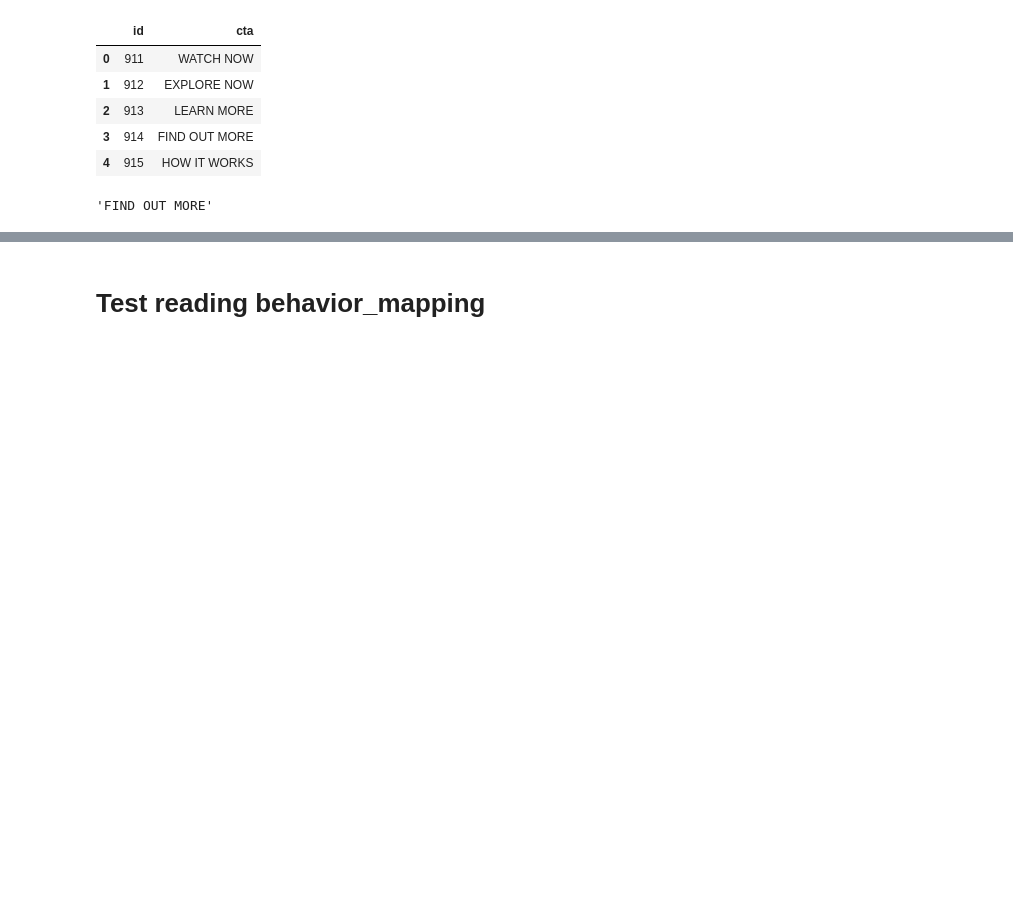
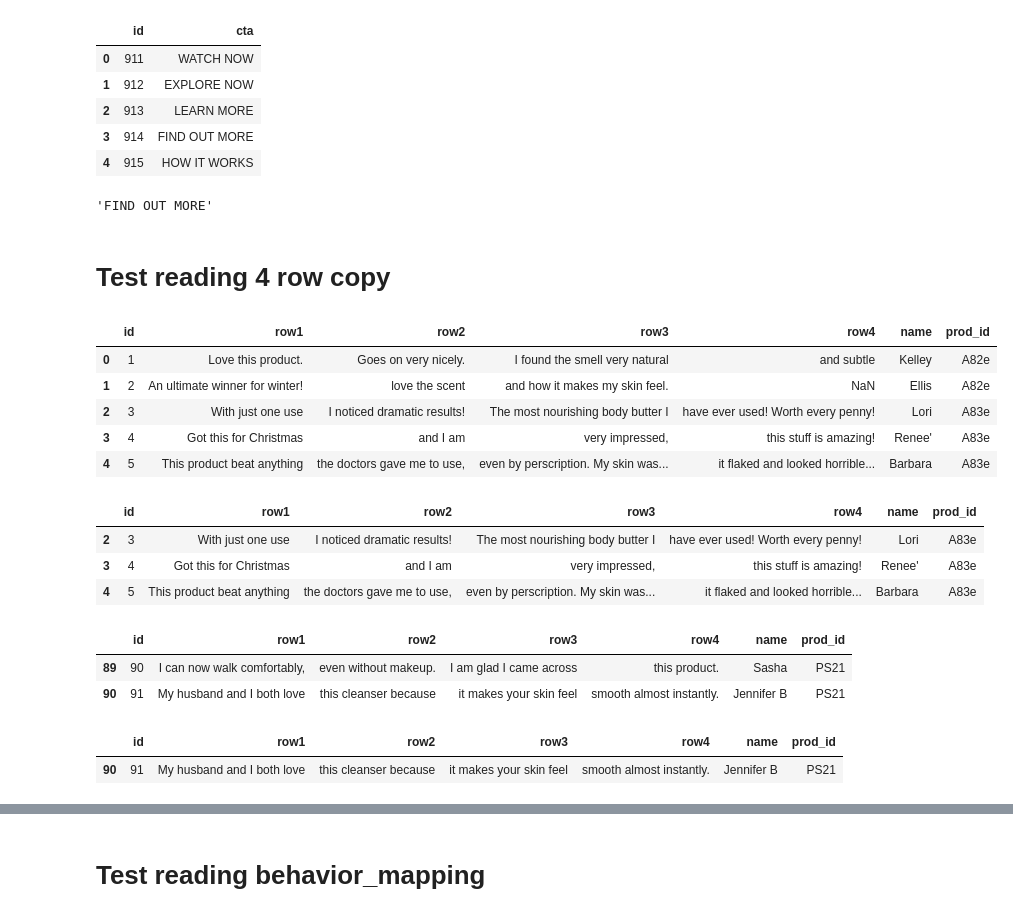
Before and after one commit to LironUxpera/LironUxpera, a Jupyter notebook: notebooks/investigate.ipynb, the cells around one changed output, grey strips where cells are left out. Drawn from its saved outputs; the diff is of its cells as text; code cells hidden in the pictures; blank space fills up the shorter version.

Commit message:
working on copy for product

```diff
--- a/notebooks/investigate.ipynb
+++ b/notebooks/investigate.ipynb
@@ -178,3 +178,33 @@ df_cta.head()
 df_cta[df_cta.id == 914]['cta'].values[0]
 # %% [output]
 'FIND OUT MORE'
+# %% [markdown]
+# Test reading 4 row copy
+# %%
+df_copy4 = pd.read_excel('../clients/premier_staging/data/Premier Copy 4 Rows Mobile -Live.xlsx')
+df_copy4.head()
+# %% [output]
+|  | id | row1 | row2 | row3 | row4 | name | prod_id |
+| 0 | 1 | Love this product. | Goes on very nicely. | I found the smell very natural | and subtle | Kelley | A82e |
+| 1 | 2 | An ultimate winner for winter! | love the scent | and how it makes my skin feel. | NaN | Ellis | A82e |
+| 2 | 3 | With just one use | I noticed dramatic results! | The most nourishing body butter I | have ever used! Worth every penny! | Lori | A83e |
+| 3 | 4 | Got this for Christmas | and I am | very impressed, | this stuff is amazing! | Renee' | A83e |
+| 4 | 5 | This product beat anything | the doctors gave me to use, | even by perscription. My skin was... | it flaked and looked horrible... | Barbara | A83e |
+# %%
+df_copy4[df_copy4.prod_id == 'A83e']
+# %% [output]
+|  | id | row1 | row2 | row3 | row4 | name | prod_id |
+| 2 | 3 | With just one use | I noticed dramatic results! | The most nourishing body butter I | have ever used! Worth every penny! | Lori | A83e |
+| 3 | 4 | Got this for Christmas | and I am | very impressed, | this stuff is amazing! | Renee' | A83e |
+| 4 | 5 | This product beat anything | the doctors gave me to use, | even by perscription. My skin was... | it flaked and looked horrible... | Barbara | A83e |
+# %%
+df_copy4[df_copy4.prod_id == prod]
+# %% [output]
+|  | id | row1 | row2 | row3 | row4 | name | prod_id |
+| 89 | 90 | I can now walk comfortably, | even without makeup. | I am glad I came across | this product. | Sasha | PS21 |
+| 90 | 91 | My husband and I both love | this cleanser because | it makes your skin feel | smooth almost instantly. | Jennifer B | PS21 |
+# %%
+df_copy4[df_copy4.prod_id == prod].sample(1)
+# %% [output]
+|  | id | row1 | row2 | row3 | row4 | name | prod_id |
+| 90 | 91 | My husband and I both love | this cleanser because | it makes your skin feel | smooth almost instantly. | Jennifer B | PS21 |
```
Also changed, not shown: parts of 2 cells of this notebook, 4 other files.
